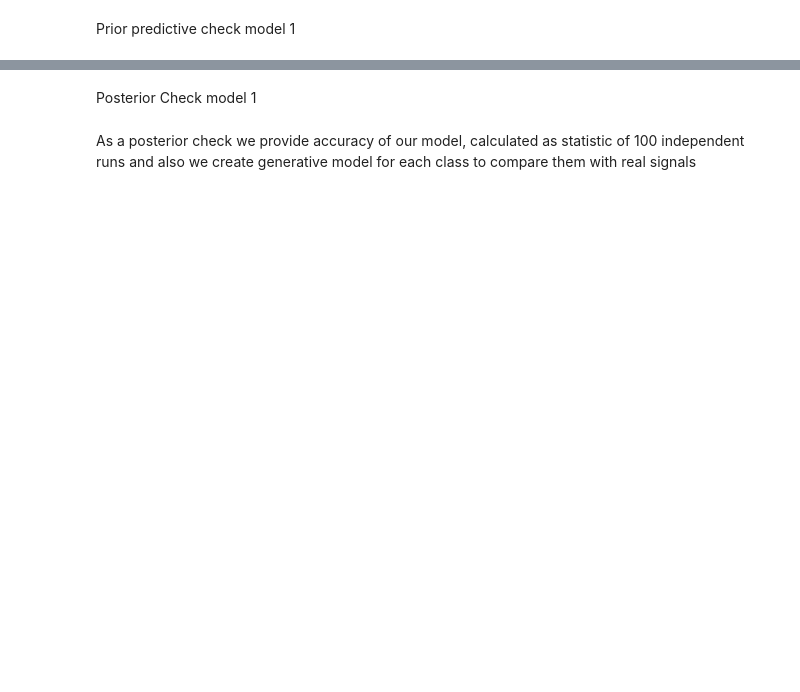
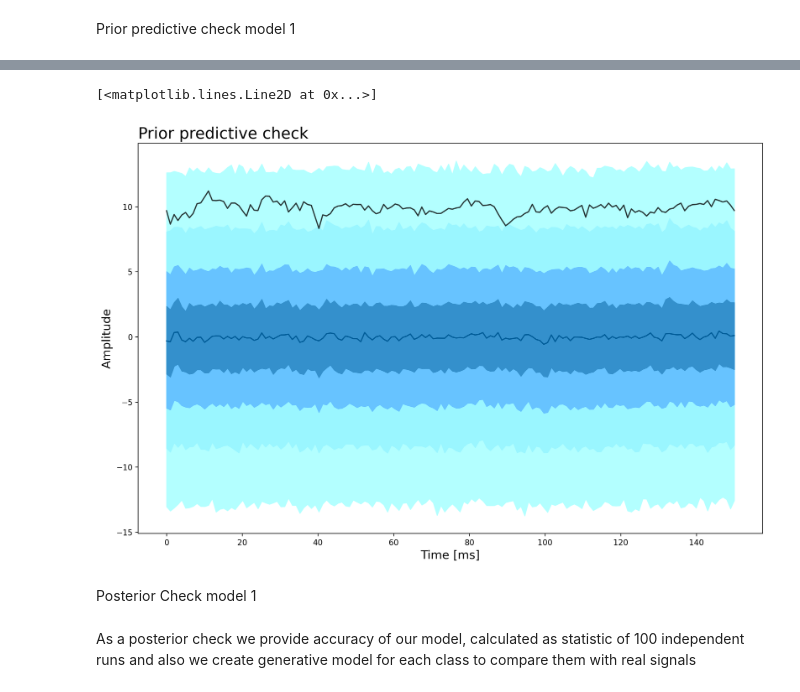
Before and after one commit to AiR-ISZ-Gr1/drones_prediction, a Jupyter notebook: binary_classifier.ipynb, the cells around one changed output, grey strips where cells are left out. Saved outputs shown, nothing was run; the diff lists cells and outputs as text; code cells hidden in the pictures; blank space fills up the shorter version.

```diff
--- a/binary_classifier.ipynb
+++ b/binary_classifier.ipynb
@@ -76,14 +86,17 @@ plt.plot(x,sample_1)
 # %%
 x = np.linspace(0,150,N)
 fig = plt.figure(figsize=(12, 8), tight_layout = True)
 axes = plt.subplot(1, 1 ,1)
 beta_pred= ppc_samples.stan_variable('betas')[:,:]
-pred = beta_pred@B0.T
+pred = ppc_samples.stan_variable('y_pred')
 axes = ribbon_plot(x,pred,axes,supress_warning=True,probs = [10, 20, 30, 40, 50, 60, 70, 80, 90])
 axes.set_xlabel('Time [ms]',fontsize = 15)
 axes.set_ylabel('Amplitude',fontsize = 15)
 axes.set_title('Prior predictive check', loc= 'left',fontsize = 20)
-# axes.plot(x,acc_healthy_data[1], color = 'k',alpha=0.8)
+axes.plot(x,acc_healthy_data[1], color = 'k',alpha=0.8)
+# %% [output]
+[<matplotlib.lines.Line2D at 0x...>]
+[figure, added]
 # %% [markdown]
 Posterior Check model 1
 # %% [markdown]
```
Also changed, not shown: parts of 4 cells of this notebook, 5 other files.
